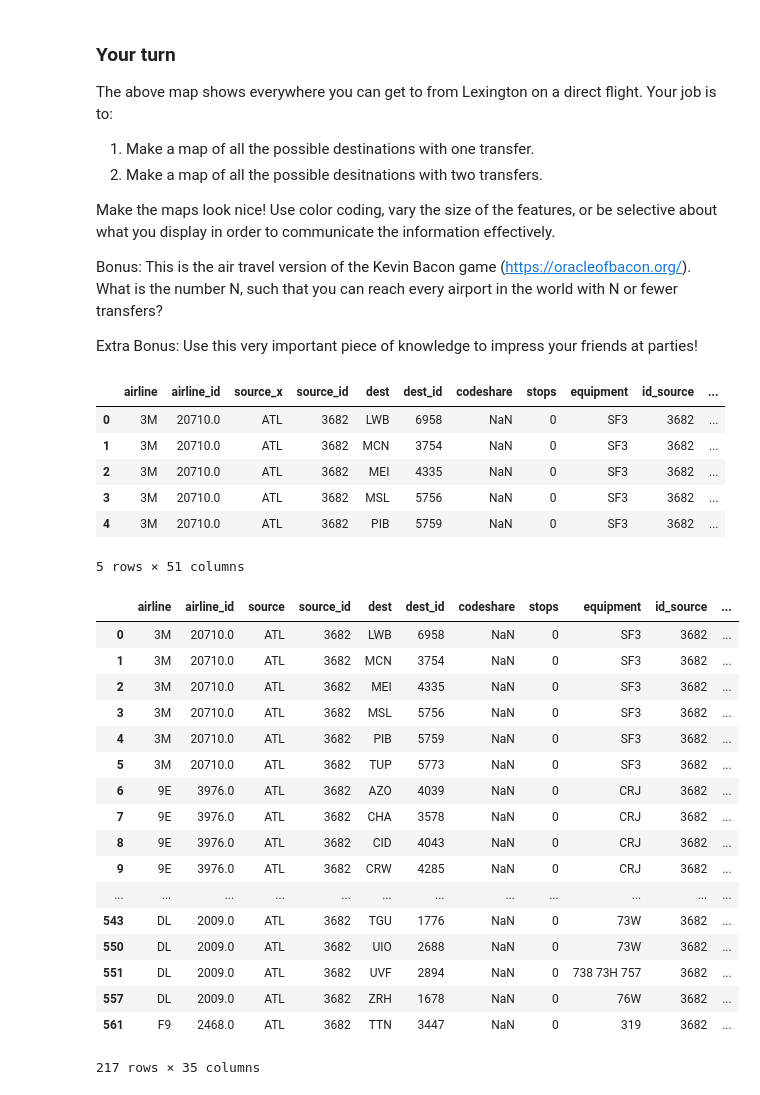
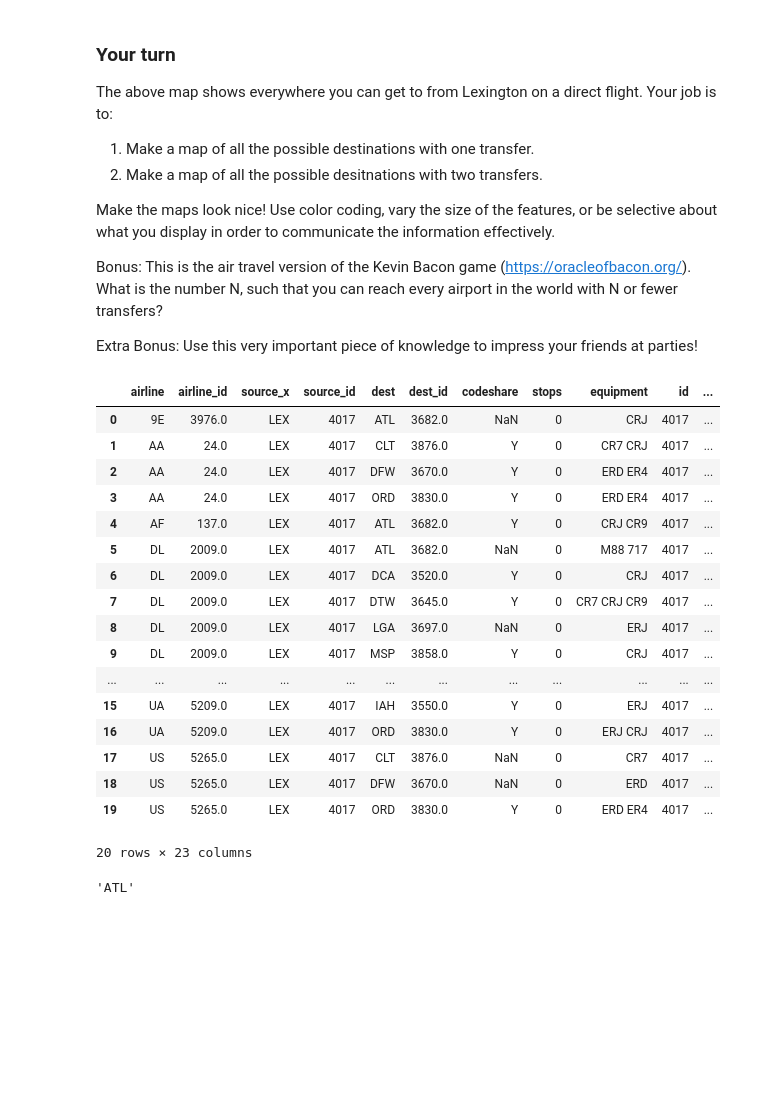
Before and after one commit to awob222/ce599, a Jupyter notebook: 09-Mapping/interactive-mapping.ipynb, the cells around one changed output. Cells and saved outputs as stored; diff of their text form; code cells hidden in the pictures; blank space fills up the shorter version.

```diff
--- a/09-Mapping/interactive-mapping.ipynb
+++ b/09-Mapping/interactive-mapping.ipynb
@@ -488,21 +473,35 @@ Make the maps look nice!  Use color coding, vary the size of the features, or be
 Bonus: This is the air travel version of the Kevin Bacon game (https://oracleofbacon.org/).  What is the number N, such that you can reach every airport in the world with N or fewer transfers?
 
 Extra Bonus: Use this very important piece of knowledge to impress your friends at parties!
+# %%
+airports = pd.read_csv("data/airports.dat", header=None, na_values='\\N')
+airports.columns = ["id", "name", "city", "country", "iata", "icao", "latitude", "longitude", "altitude","timezone", "dst", "tz", "type", "source"]
+
+airlines = pd.read_csv("data/airlines.dat", header=None, na_values='\\N')
+airlines.columns = ["id", "name", "alias", "iata", "icao", "callsign", "country", "active"]
+
+routes = pd.read_csv("data/routes.dat", header=None, na_values='\\N')
+routes.columns = ["airline", "airline_id", "source", "source_id", "dest", "dest_id", "codeshare", "stops", "equipment"]
 # %%
-lex_routes1 = routes[(routes['source']==("ATL"))]
-lex_routes1 = pd.merge(lex_routes1, airports, left_on='source_id', right_on='id', how='left')
+lex_routes = routes[(routes['source']=="LEX")]
+lex_routes = pd.merge(lex_routes, airports, left_on='source_id', right_on='id', how='left')
+lex_routes
+# %% [output]
+|  | airline | airline_id | source_x | source_id | dest | dest_id | codeshare | stops | equipment | id | ... |
+| 0 | 9E | 3976.0 | LEX | 4017 | ATL | 3682.0 | NaN | 0 | CRJ | 4017 | ... |
+| 1 | AA | 24.0 | LEX | 4017 | CLT | 3876.0 | Y | 0 | CR7 CRJ | 4017 | ... |
+| 2 | AA | 24.0 | LEX | 4017 | DFW | 3670.0 | Y | 0 | ERD ER4 | 4017 | ... |
+| 3 | AA | 24.0 | LEX | 4017 | ORD | 3830.0 | Y | 0 | ERD ER4 | 4017 | ... |
+| 4 | AF | 137.0 | LEX | 4017 | ATL | 3682.0 | Y | 0 | CRJ CR9 | 4017 | ... |
+| 5 | DL | 2009.0 | LEX | 4017 | ATL | 3682.0 | NaN | 0 | M88 717 | 4017 | ... |
+| 6 | DL | 2009.0 | LEX | 4017 | DCA | 3520.0 | Y | 0 | CRJ | 4017 | ... |
+| 7 | DL | 2009.0 | LEX | 4017 | DTW | 3645.0 | Y | 0 | CR7 CRJ CR9 | 4017 | ... |
+| 8 | DL | 2009.0 | LEX | 4017 | LGA | 3697.0 | NaN | 0 | ERJ | 4017 | ... |
+| 9 | DL | 2009.0 | LEX | 4017 | MSP | 3858.0 | Y | 0 | CRJ | 4017 | ... |
+| ... | ... | ... | ... | ... | ... | ... | ... | ... | ... | ... | ... |
+| 15 | UA | 5209.0 | LEX | 4017 | IAH | 3550.0 | Y | 0 | ERJ | 4017 | ... |
+| 16 | UA | 5209.0 | LEX | 4017 | ORD | 3830.0 | Y | 0 | ERJ CRJ | 4017 | ... |
+| 17 | US | 5265.0 | LEX | 4017 | CLT | 3876.0 | NaN | 0 | CR7 | 4017 | ... |
+| 18 | US | 5265.0 | LEX | 4017 | DFW | 3670.0 | NaN | 0 | ERD | 4017 | ... |
+| 19 | US | 5265.0 | LEX | 4017 | ORD | 3830.0 | Y | 0 | ERD ER4 | 4017 | ... |
+20 rows × 23 columns
-# %%
-lex_routes1 = pd.merge(lex_routes1, airports,
-                      left_on='dest_id',
-                      right_on='id',
-                      how='left',
-                      suffixes=['_source','_dest'])
-lex_routes1.head()
-# %% [output]
-|  | airline | airline_id | source_x | source_id | dest | dest_id | codeshare | stops | equipment | id_source | ... |
-| 0 | 3M | 20710.0 | ATL | 3682 | LWB | 6958 | NaN | 0 | SF3 | 3682 | ... |
-| 1 | 3M | 20710.0 | ATL | 3682 | MCN | 3754 | NaN | 0 | SF3 | 3682 | ... |
-| 2 | 3M | 20710.0 | ATL | 3682 | MEI | 4335 | NaN | 0 | SF3 | 3682 | ... |
-| 3 | 3M | 20710.0 | ATL | 3682 | MSL | 5756 | NaN | 0 | SF3 | 3682 | ... |
-| 4 | 3M | 20710.0 | ATL | 3682 | PIB | 5759 | NaN | 0 | SF3 | 3682 | ... |
-5 rows × 51 columns
@@ -512,22 +508,5 @@ lex_routes1 = lex_routes1.rename(columns={'source_x': 'source'})
-# %%
-lex_routes1 = lex_routes1.drop_duplicates(subset=['source', 'dest'])
-lex_routes1
-# %% [output]
-|  | airline | airline_id | source | source_id | dest | dest_id | codeshare | stops | equipment | id_source | ... |
-| 0 | 3M | 20710.0 | ATL | 3682 | LWB | 6958 | NaN | 0 | SF3 | 3682 | ... |
-| 1 | 3M | 20710.0 | ATL | 3682 | MCN | 3754 | NaN | 0 | SF3 | 3682 | ... |
-| 2 | 3M | 20710.0 | ATL | 3682 | MEI | 4335 | NaN | 0 | SF3 | 3682 | ... |
-| 3 | 3M | 20710.0 | ATL | 3682 | MSL | 5756 | NaN | 0 | SF3 | 3682 | ... |
-| 4 | 3M | 20710.0 | ATL | 3682 | PIB | 5759 | NaN | 0 | SF3 | 3682 | ... |
-| 5 | 3M | 20710.0 | ATL | 3682 | TUP | 5773 | NaN | 0 | SF3 | 3682 | ... |
-| 6 | 9E | 3976.0 | ATL | 3682 | AZO | 4039 | NaN | 0 | CRJ | 3682 | ... |
-| 7 | 9E | 3976.0 | ATL | 3682 | CHA | 3578 | NaN | 0 | CRJ | 3682 | ... |
-| 8 | 9E | 3976.0 | ATL | 3682 | CID | 4043 | NaN | 0 | CRJ | 3682 | ... |
-| 9 | 9E | 3976.0 | ATL | 3682 | CRW | 4285 | NaN | 0 | CRJ | 3682 | ... |
-| ... | ... | ... | ... | ... | ... | ... | ... | ... | ... | ... | ... |
-| 543 | DL | 2009.0 | ATL | 3682 | TGU | 1776 | NaN | 0 | 73W | 3682 | ... |
-| 550 | DL | 2009.0 | ATL | 3682 | UIO | 2688 | NaN | 0 | 73W | 3682 | ... |
-| 551 | DL | 2009.0 | ATL | 3682 | UVF | 2894 | NaN | 0 | 738 73H 757 | 3682 | ... |
-| 557 | DL | 2009.0 | ATL | 3682 | ZRH | 1678 | NaN | 0 | 76W | 3682 | ... |
-| 561 | F9 | 2468.0 | ATL | 3682 | TTN | 3447 | NaN | 0 | 319 | 3682 | ... |
-217 rows × 35 columns
+# %%
+LEX = list(lex_routes.dest)
+LEX[0]
+# %% [output]
+'ATL'
```
Also changed, not shown: parts of 22 cells of this notebook, 4 other files.
